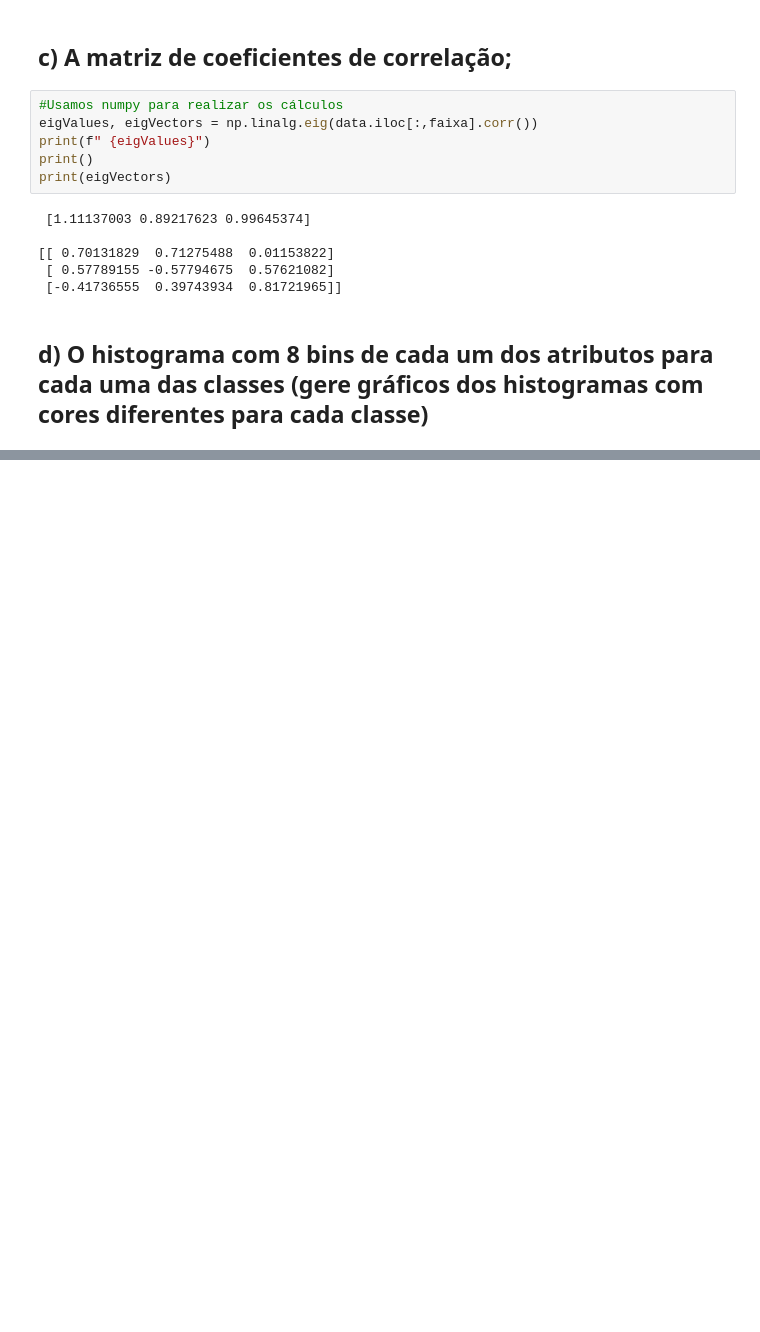
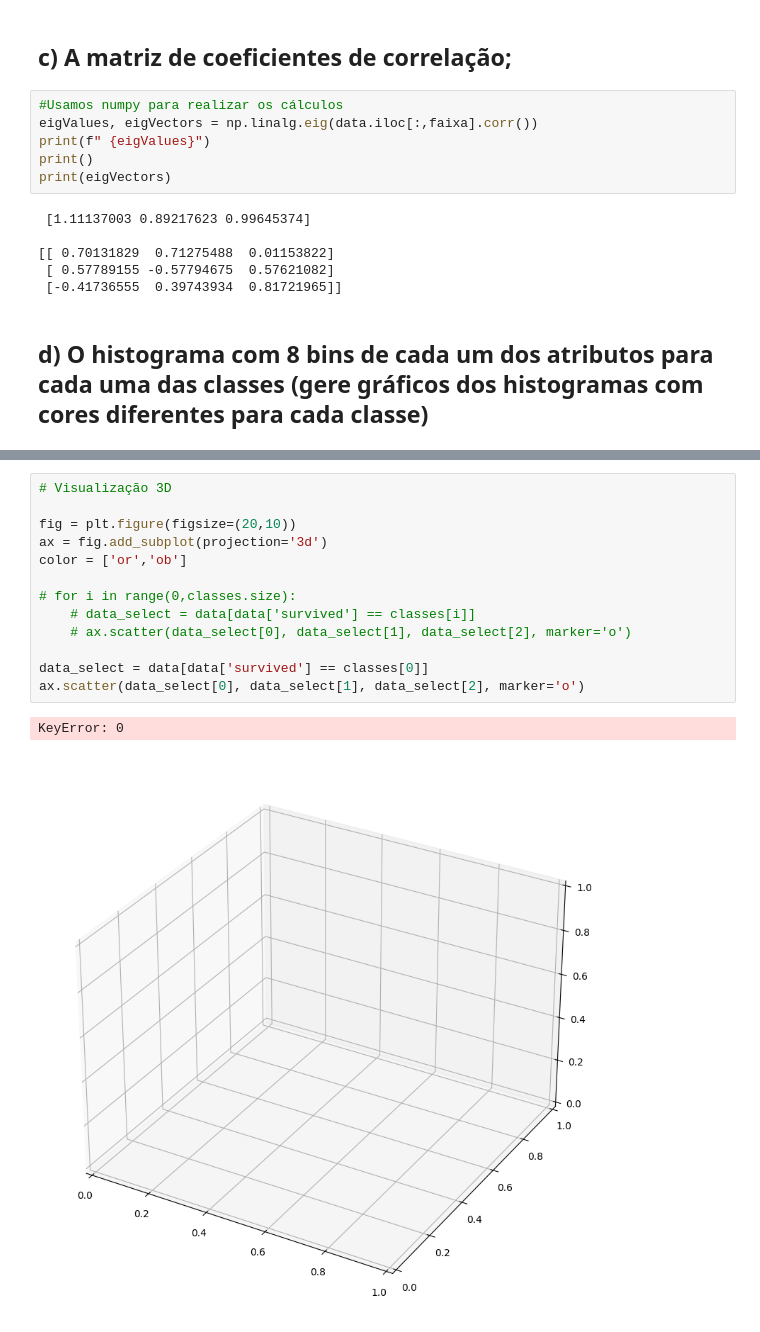
Before and after one commit to Harmonia2Side/machine-learning-laboratory-2023-2, a Jupyter notebook: lista1/lista1_breno_odnan.ipynb, the cells around one changed output, grey strips where cells are left out. Saved outputs shown, nothing was run; the diff lists cells and outputs as text; blank space fills up the shorter version.

```diff
--- a/lista1/lista1_breno_odnan.ipynb
+++ b/lista1/lista1_breno_odnan.ipynb
@@ -165,0 +251,16 @@ classes[1] => not survived
+# %%
+# Visualização 3D
+
+fig = plt.figure(figsize=(20,10))
+ax = fig.add_subplot(projection='3d')
+color = ['or','ob']
+
+# for i in range(0,classes.size):
+    # data_select = data[data['survived'] == classes[i]]
+    # ax.scatter(data_select[0], data_select[1], data_select[2], marker='o')
+
+data_select = data[data['survived'] == classes[0]]
+ax.scatter(data_select[0], data_select[1], data_select[2], marker='o')
+# %% [output]
+KeyError: 0
+[figure, added]
```
Also changed, not shown: parts of 7 cells of this notebook.
